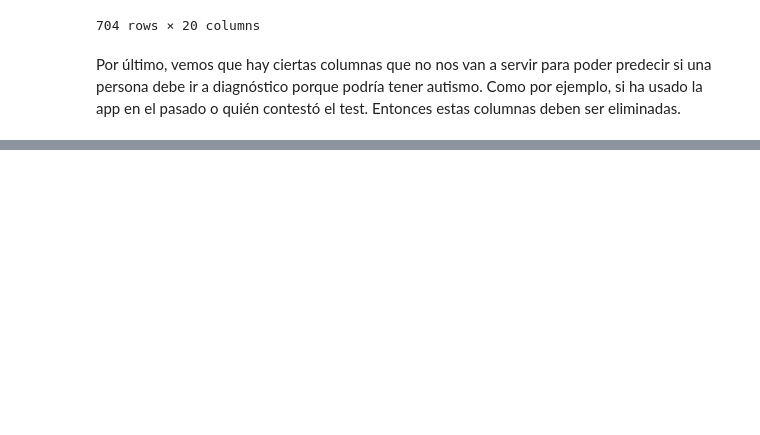
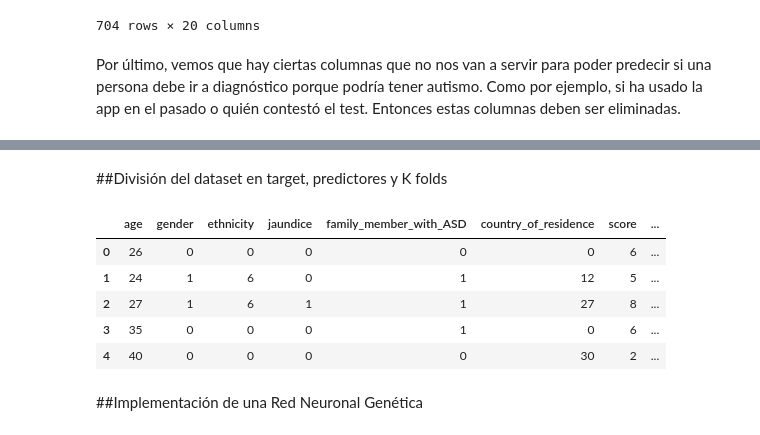
Before and after one commit to JuanMaLR/bedu-equipo4-dataScience-PD, a Jupyter notebook: Final_project_GA_&_NN.ipynb, the cells around one changed output, grey strips where cells are left out. Drawn from its saved outputs; the diff is of its cells as text; code cells hidden in the pictures; blank space fills up the shorter version.

```diff
--- a/Final_project_GA_&_NN.ipynb
+++ b/Final_project_GA_&_NN.ipynb
@@ -633,0 +707,29 @@ df
+# %% [markdown]
+##División del dataset en target, predictores y K folds
+# %%
+#Columna a predecir.
+target_column = ['autism_diagnostic']
+#Lista de columnas que fungirán como predictores.
+predictors = list(set(list(df.columns))-set(target_column))
+
+#Arreglo de los valores de las variables independientes (entrada).
+X = df[predictors].values
+#Arreglo de los valores de la variable de clase (dependiente/salida).
+y = df[target_column].values
+#Determinamos K para aplicar Stratified KFolds Cross Validation.
+K=2
+skf = StratifiedKFold(n_splits=K, shuffle=True, random_state=1)
+#Listas de mínimos, medias y máximos de fitness por generación.
+mins = []
+means = []
+maxs = []
+df.head()
+# %% [output]
+|  | age | gender | ethnicity | jaundice | family_member_with_ASD | country_of_residence | score | ... |
+| 0 | 26 | 0 | 0 | 0 | 0 | 0 | 6 | ... |
+| 1 | 24 | 1 | 6 | 0 | 1 | 12 | 5 | ... |
+| 2 | 27 | 1 | 6 | 1 | 1 | 27 | 8 | ... |
+| 3 | 35 | 0 | 0 | 0 | 1 | 0 | 6 | ... |
+| 4 | 40 | 0 | 0 | 0 | 0 | 30 | 2 | ... |
+# %% [markdown]
+##Implementación de una Red Neuronal Genética
```
Also changed, not shown: parts of 27 cells of this notebook.
